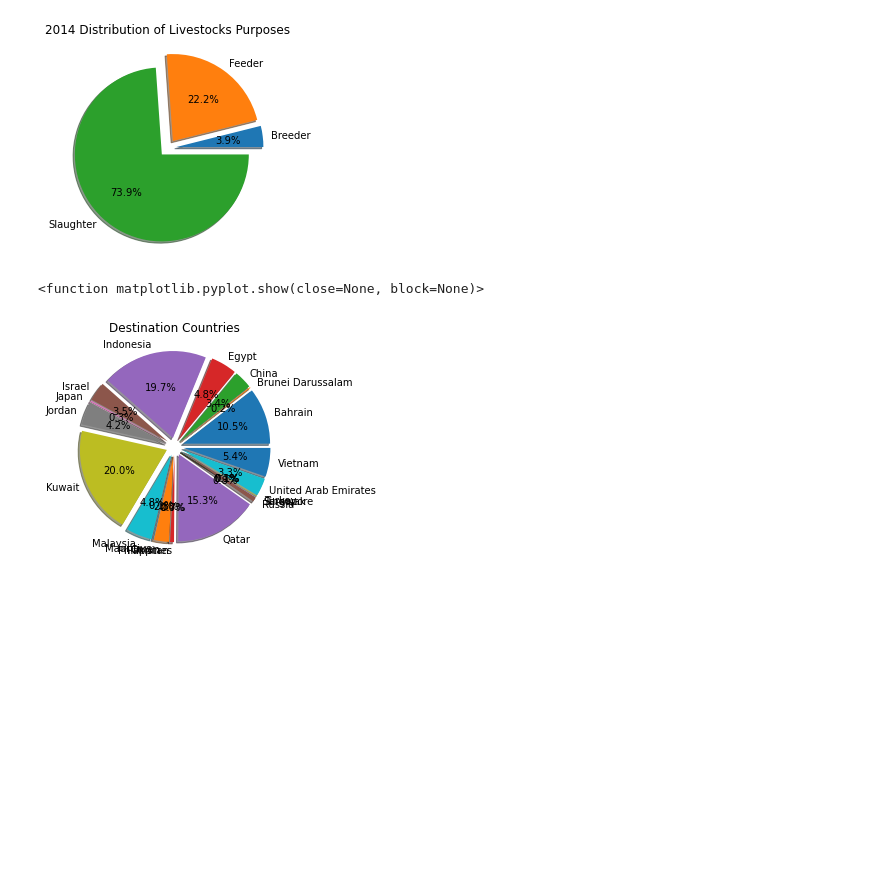
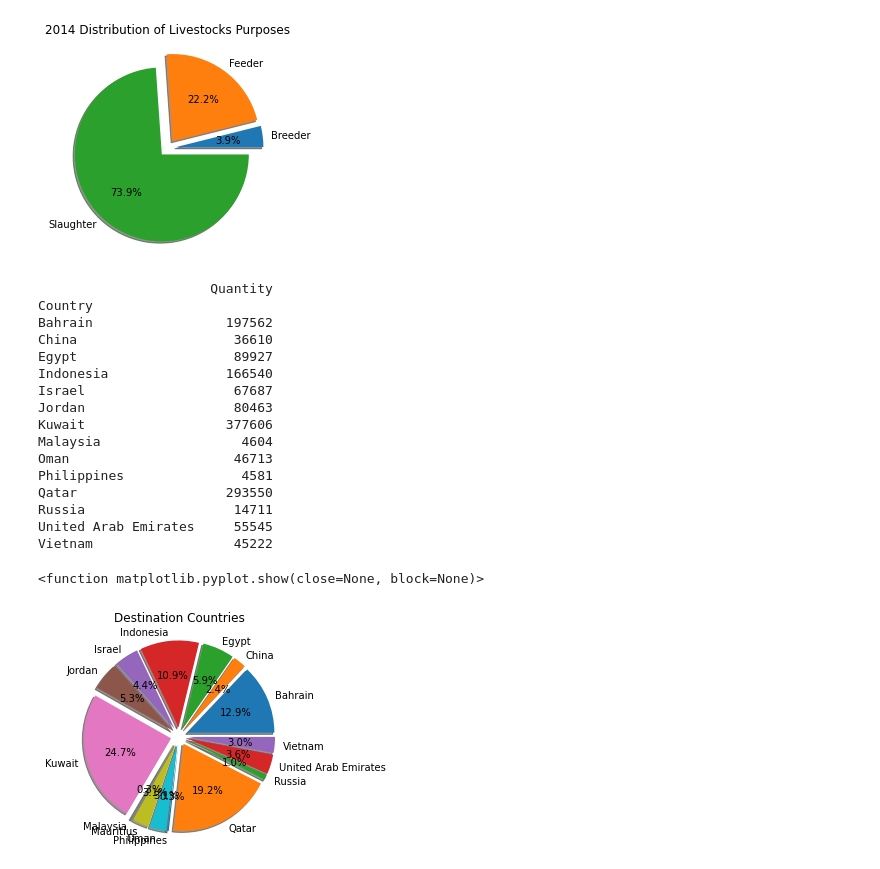
Before and after one commit to D-Wild/data_project, a Jupyter notebook: CODE.ipynb, the cells around one changed output. Cells and saved outputs as stored; diff of their text form; code cells hidden in the pictures; blank space fills up the shorter version.

```diff
--- a/CODE.ipynb
+++ b/CODE.ipynb
@@ -147,39 +150,49 @@ plt.show
 <function matplotlib.pyplot.show(close=None, block=None)>
 [figure]
 # %%
-d_ld_2014 = ld.loc[(ld['Year'] == 2014) & (ld['Quantity'] > 200)]
+d_ld_2014 = ld.loc[(ld['Year'] == 2014) & (ld['Quantity'] > 4000)]
 d_ld_2014_purpose = d_ld_2014.groupby(['Country']).sum()
 d_ld_2014_purpose_culled = d_ld_2014_purpose.drop(columns=['Year'])
 
+print(d_ld_2014_purpose_culled)
 
 Bahrain = d_ld_2014_purpose_culled.iloc[0,0]
-Brunei_Darussalam = d_ld_2014_purpose_culled.iloc[1,0]
-China = d_ld_2014_purpose_culled.iloc[2,0]
-Eygpt = d_ld_2014_purpose_culled.iloc[3,0]
-Indonesia = d_ld_2014_purpose_culled.iloc[4,0]
-Israel = d_ld_2014_purpose_culled.iloc[5,0]
-Japan = d_ld_2014_purpose_culled.iloc[6,0]
-Jordon = d_ld_2014_purpose_culled.iloc[7,0]
-Kuwait = d_ld_2014_purpose_culled.iloc[8,0]
-Malaysia = d_ld_2014_purpose_culled.iloc[9,0]
-Mauritius = d_ld_2014_purpose_culled.iloc[10,0]
-Oman = d_ld_2014_purpose_culled.iloc[11,0]
-Pakistan = d_ld_2014_purpose_culled.iloc[12,0]
-Philippines = d_ld_2014_purpose_culled.iloc[13,0]
-Qatar = d_ld_2014_purpose_culled.iloc[14,0]
-Russia = d_ld_2014_purpose_culled.iloc[15,0]
-Sarawak = d_ld_2014_purpose_culled.iloc[16,0]
-Singapore = d_ld_2014_purpose_culled.iloc[17,0]
-Turkey = d_ld_2014_purpose_culled.iloc[18,0]
-United_Arab_Emirates = d_ld_2014_purpose_culled.iloc[19,0]
-Vietnam = d_ld_2014_purpose_culled.iloc[20,0]
+China = d_ld_2014_purpose_culled.iloc[1,0]
+Eygpt = d_ld_2014_purpose_culled.iloc[2,0]
+Indonesia = d_ld_2014_purpose_culled.iloc[3,0]
+Israel = d_ld_2014_purpose_culled.iloc[4,0]
+Jordon = d_ld_2014_purpose_culled.iloc[5,0]
+Kuwait = d_ld_2014_purpose_culled.iloc[6,0]
+Malaysia = d_ld_2014_purpose_culled.iloc[7,0]
+Oman = d_ld_2014_purpose_culled.iloc[8,0]
+Philippines = d_ld_2014_purpose_culled.iloc[9,0]
+Qatar = d_ld_2014_purpose_culled.iloc[10,0]
+Russia = d_ld_2014_purpose_culled.iloc[11,0]
+United_Arab_Emirates = d_ld_2014_purpose_culled.iloc[12,0]
+Vietnam = d_ld_2014_purpose_culled.iloc[13,0]
 
 
 plt.title('Destination Countries')
-plt.pie([Bahrain, Brunei_Darussalam, China, Eygpt, Indonesia, Israel, Japan, Jordon, Kuwait, Malaysia, Mauritius, Oman, Pakistan, Philippines, Qatar, Russia, Sarawak, Singapore, Turkey, United_Arab_Emirates, Vietnam],
- labels= ['Bahrain', 'Brunei Darussalam', 'China', 'Egypt', 'Indonesia', 'Israel', 'Japan', 'Jordan', 'Kuwait', 'Malaysia', 'Mauritius', 'Oman', 'Pakistan', 'Philippines', 'Qatar', 'Russia', 'Sarawak', 'Singapore', 'Turkey', 'United Arab Emirates', 'Vietnam'],
-  shadow=True, autopct='%1.1f%%', explode= (0.1, 0.1, 0.1, 0.1, 0.1, 0.1, 0.1, 0.1, 0.1, 0.1, 0.1, 0.1, 0.1, 0.1, 0.1, 0.1, 0.1, 0.1, 0.1, 0.1, 0.1))
+plt.pie([Bahrain, China, Eygpt, Indonesia, Israel, Jordon, Kuwait, Malaysia, Mauritius, Oman, Philippines, Qatar, Russia, United_Arab_Emirates, Vietnam],
+ labels= ['Bahrain', 'China', 'Egypt', 'Indonesia', 'Israel', 'Jordan', 'Kuwait', 'Malaysia', 'Mauritius', 'Oman', 'Philippines', 'Qatar', 'Russia', 'United Arab Emirates', 'Vietnam'],
+  shadow=True, autopct='%1.1f%%', explode= (0.1, 0.1, 0.1, 0.1, 0.1, 0.1, 0.1, 0.1, 0.1, 0.1, 0.1, 0.1, 0.1, 0.1, 0.1))
 plt.show
 # %% [output]
-<function matplotlib.pyplot.show(close=None, block=None)>
+                      Quantity
+Country
+Bahrain                 197562
+China                    36610
+Egypt                    89927
+Indonesia               166540
+Israel                   67687
+Jordan                   80463
+Kuwait                  377606
+Malaysia                  4604
+Oman                     46713
+Philippines               4581
+Qatar                   293550
+Russia                   14711
+United Arab Emirates     55545
+Vietnam                  45222
+<function matplotlib.pyplot.show(close=None, block=None)>
-[figure, old version]
+[figure, new version]
```
Also changed, not shown: parts of 2 cells of this notebook.
